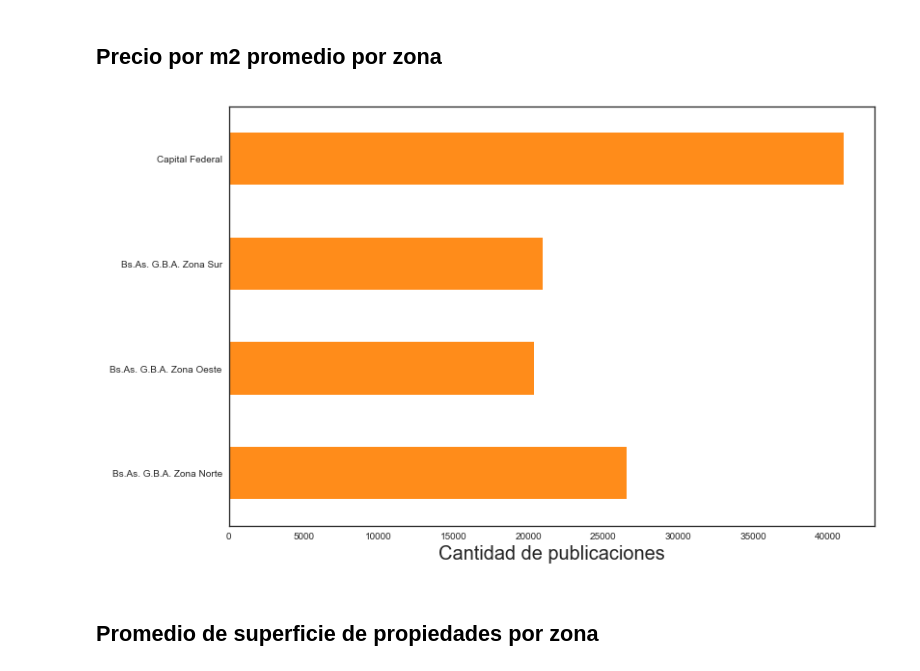
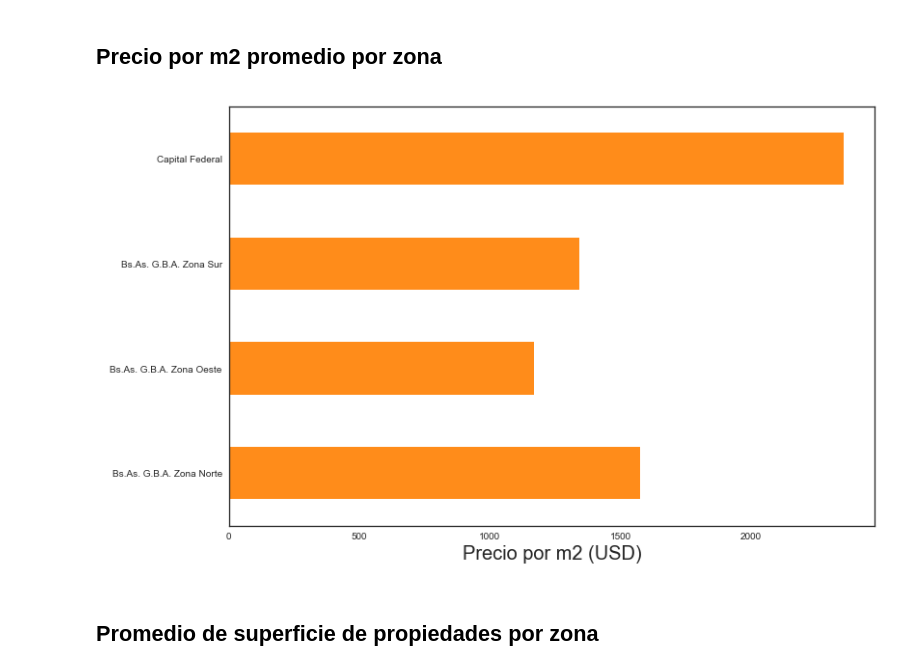
Before and after one commit to AlejandroDaneri/Machine-Learning-Properati, a Jupyter notebook: TP.ipynb, the cells around one changed output. Drawn from its saved outputs; the diff is of its cells as text; code cells hidden in the pictures.

Commit message:
bug en precio promedio por zona

```diff
--- a/TP.ipynb
+++ b/TP.ipynb
@@ -88,14 +88,14 @@ plt.show()
 # %% [markdown]
 ## Precio por m2 promedio por zona
 # %%
-properati_filtrado.groupby('state_name').mean()['price_per_m2'].plot(kind='barh',figsize=TAM_IMG,color='#ff8c1a')
+properati_filtrado.groupby('state_name').mean()['price_usd_per_m2'].plot(kind='barh',figsize=TAM_IMG,color='#ff8c1a')
 titulo = 'Precio por m2 promedio por zona'
-plt.xlabel('Cantidad de publicaciones')
+plt.xlabel('Precio por m2 (USD)')
 plt.ylabel('')
 guardar_imagen(titulo)
 plt.show()
 # %% [output]
-[figure, old version]
+[figure, new version]
 # %% [markdown]
 ## Promedio de superficie de propiedades por zona
 # %%
```
Also changed, not shown: parts of 1 cell of this notebook, 1 other file.
